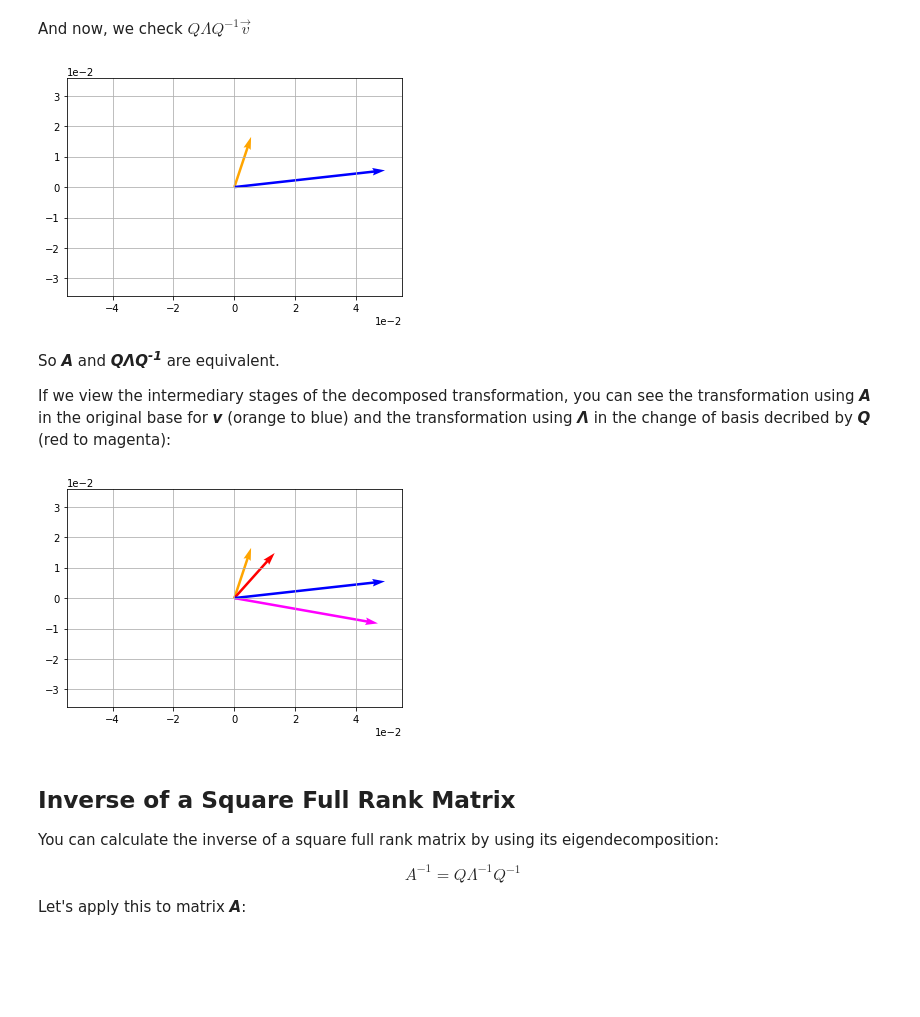
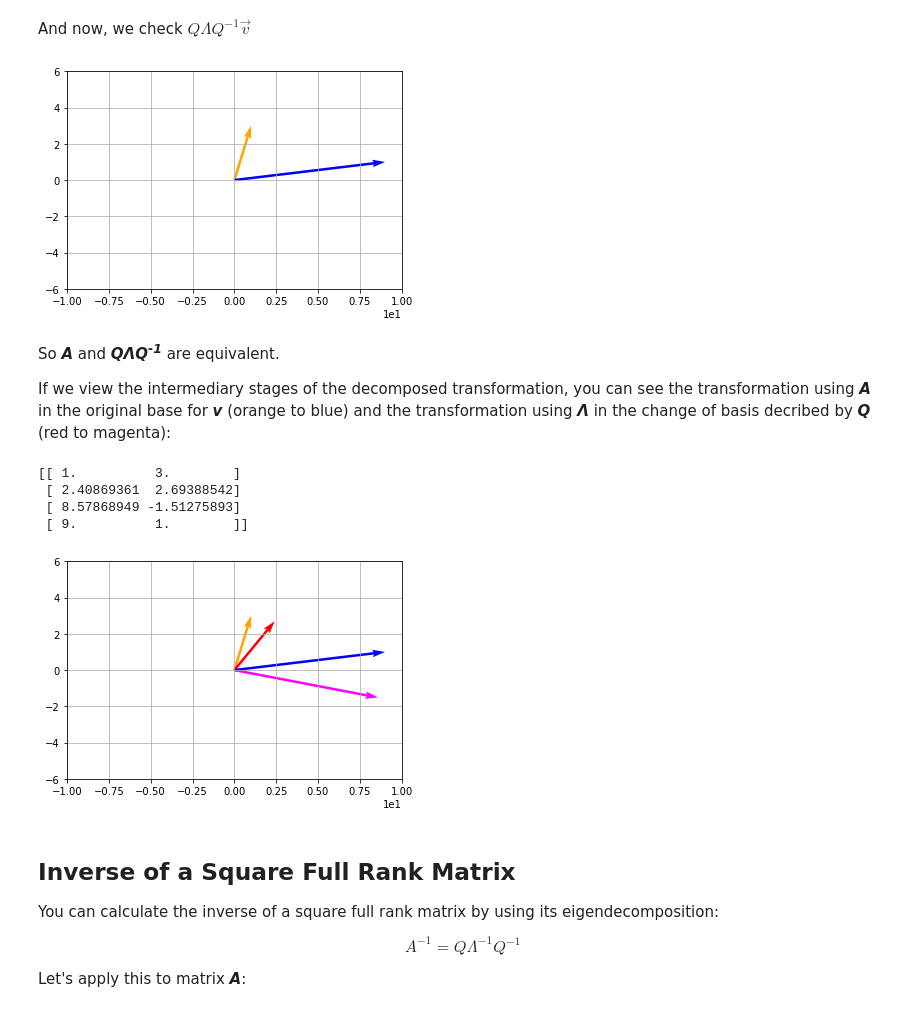
Before and after one commit to changmin-yu/comp0014, a Jupyter notebook: LA2-soln.ipynb, the cells around one changed output. Cells and saved outputs as stored; diff of their text form; code cells hidden in the pictures; blank space fills up the shorter version.

```diff
--- a/LA2-soln.ipynb
+++ b/LA2-soln.ipynb
@@ -548,21 +555,22 @@ And now, we check $Q\Lambda Q^{-1}\vec{v}$
 # %%
 import math
 import numpy as np
 import matplotlib.pyplot as plt
 %matplotlib inline
 
 t = (Q.dot(L.dot(Qinv))).dot(v)
 
 # Plot v and t
 vecs = np.array([v,t])
-origin = [0], [0]
-plt.axis('equal')
+origin = [[0,0], [0,0]]
+plt.axis([-10, 10, -6, 6])
 plt.grid()
 plt.ticklabel_format(style='sci', axis='both', scilimits=(0,0))
-plt.quiver(*origin, vecs[:,0], vecs[:,1], color=['orange', 'b'], scale=20)
+plt.quiver(*origin, vecs[:,0], vecs[:,1], color=['orange', 'b'],
+           angles="xy", scale_units="xy", scale=1)
 plt.show()
 # %% [output]
-[figure, old version]
+[figure, new version]
 # %% [markdown]
 So ***A*** and ***Q&Lambda;Q<sup>-1</sup>*** are equivalent.
 
@@ -574,14 +582,20 @@ t3 = Q.dot(t2)
 
 # Plot the transformations
 vecs = np.array([v,t1, t2, t3])
-origin = [0], [0]
-plt.axis('equal')
+print(vecs)
+origin = [[0,0,0,0], [0,0,0,0]]
+plt.axis([-10, 10, -6, 6])
 plt.grid()
 plt.ticklabel_format(style='sci', axis='both', scilimits=(0,0))
-plt.quiver(*origin, vecs[:,0], vecs[:,1], color=['orange', 'red', 'magenta', 'blue'], scale=20)
+plt.quiver(*origin, vecs[:,0], vecs[:,1], color=['orange', 'red', 'magenta', 'blue'],
+           angles="xy", scale_units="xy", scale=1)
 plt.show()
 # %% [output]
+[[ 1.          3.        ]
+ [ 2.40869361  2.69388542]
+ [ 8.57868949 -1.51275893]
+ [ 9.          1.        ]]
-[figure, old version]
+[figure, new version]
 # %% [markdown]
 ## Inverse of a Square Full Rank Matrix
 You can calculate the inverse of a square full rank matrix by using its eigendecomposition:
```
Also changed, not shown: parts of 17 cells of this notebook, 7 other files.
